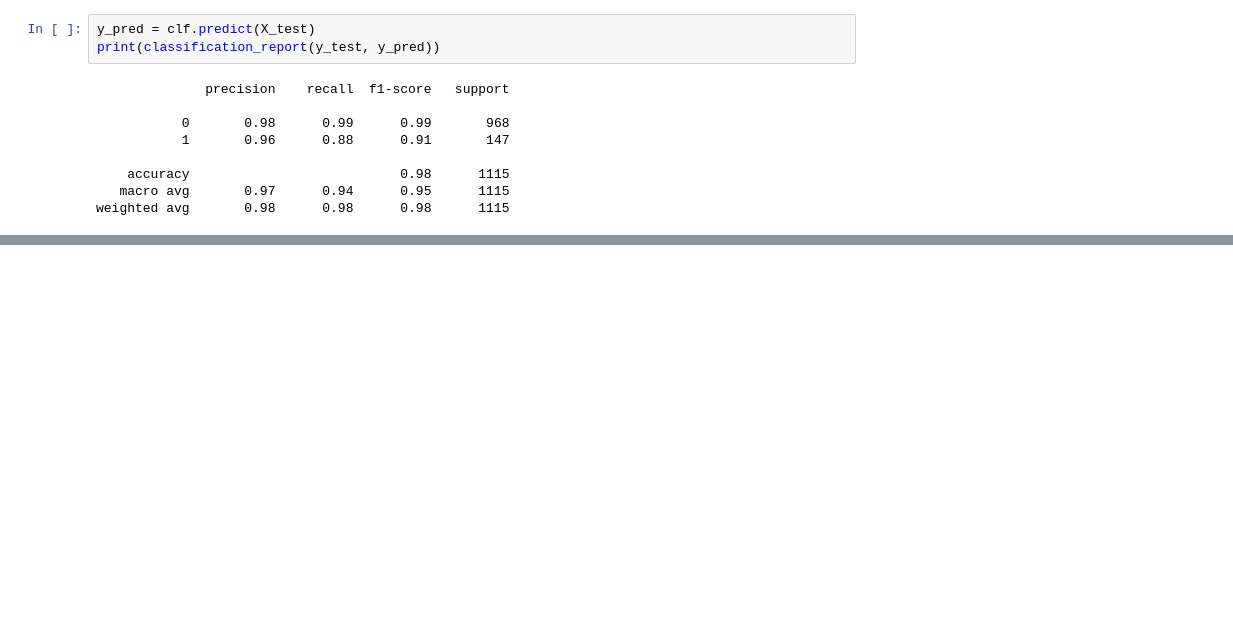
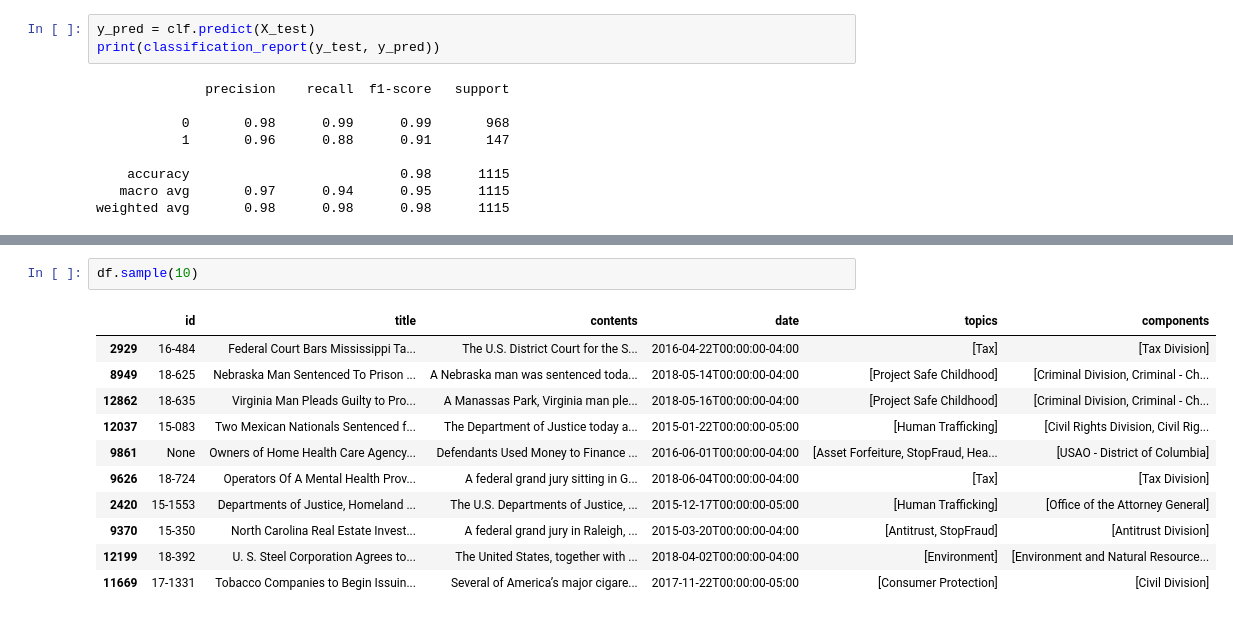
Before and after one commit to kellianneyang/natural-language-processing-practice, a Jupyter notebook: nlp-tutorial-by-codebasics/spacy_and_nltk.ipynb, the cells around one changed output, grey strips where cells are left out. Saved outputs shown, nothing was run; the diff lists cells and outputs as text; blank space fills up the shorter version.

```diff
--- a/nlp-tutorial-by-codebasics/spacy_and_nltk.ipynb
+++ b/nlp-tutorial-by-codebasics/spacy_and_nltk.ipynb
@@ -981,0 +1072,14 @@ weighted avg       0.98      0.98      0.98      1115
+# %%
+df.sample(10)
+# %% [output]
+|  | id | title | contents | date | topics | components |
+| 2929 | 16-484 | Federal Court Bars Mississippi Ta... | The U.S. District Court for the S... | 2016-04-22T00:00:00-04:00 | [Tax] | [Tax Division] |
+| 8949 | 18-625 | Nebraska Man Sentenced To Prison ... | A Nebraska man was sentenced toda... | 2018-05-14T00:00:00-04:00 | [Project Safe Childhood] | [Criminal Division, Criminal - Ch... |
+| 12862 | 18-635 | Virginia Man Pleads Guilty to Pro... | A Manassas Park, Virginia man ple... | 2018-05-16T00:00:00-04:00 | [Project Safe Childhood] | [Criminal Division, Criminal - Ch... |
+| 12037 | 15-083 | Two Mexican Nationals Sentenced f... | The Department of Justice today a... | 2015-01-22T00:00:00-05:00 | [Human Trafficking] | [Civil Rights Division, Civil Rig... |
+| 9861 | None | Owners of Home Health Care Agency... | Defendants Used Money to Finance ... | 2016-06-01T00:00:00-04:00 | [Asset Forfeiture, StopFraud, Hea... | [USAO - District of Columbia] |
+| 9626 | 18-724 | Operators Of A Mental Health Prov... | A federal grand jury sitting in G... | 2018-06-04T00:00:00-04:00 | [Tax] | [Tax Division] |
+| 2420 | 15-1553 | Departments of Justice, Homeland ... | The U.S. Departments of Justice, ... | 2015-12-17T00:00:00-05:00 | [Human Trafficking] | [Office of the Attorney General] |
+| 9370 | 15-350 | North Carolina Real Estate Invest... | A federal grand jury in Raleigh, ... | 2015-03-20T00:00:00-04:00 | [Antitrust, StopFraud] | [Antitrust Division] |
+| 12199 | 18-392 | U. S. Steel Corporation Agrees to... | The United States, together with ... | 2018-04-02T00:00:00-04:00 | [Environment] | [Environment and Natural Resource... |
+| 11669 | 17-1331 | Tobacco Companies to Begin Issuin... | Several of America’s major cigare... | 2017-11-22T00:00:00-05:00 | [Consumer Protection] | [Civil Division] |
```
Also changed, not shown: parts of 67 cells of this notebook, 3 other files.
